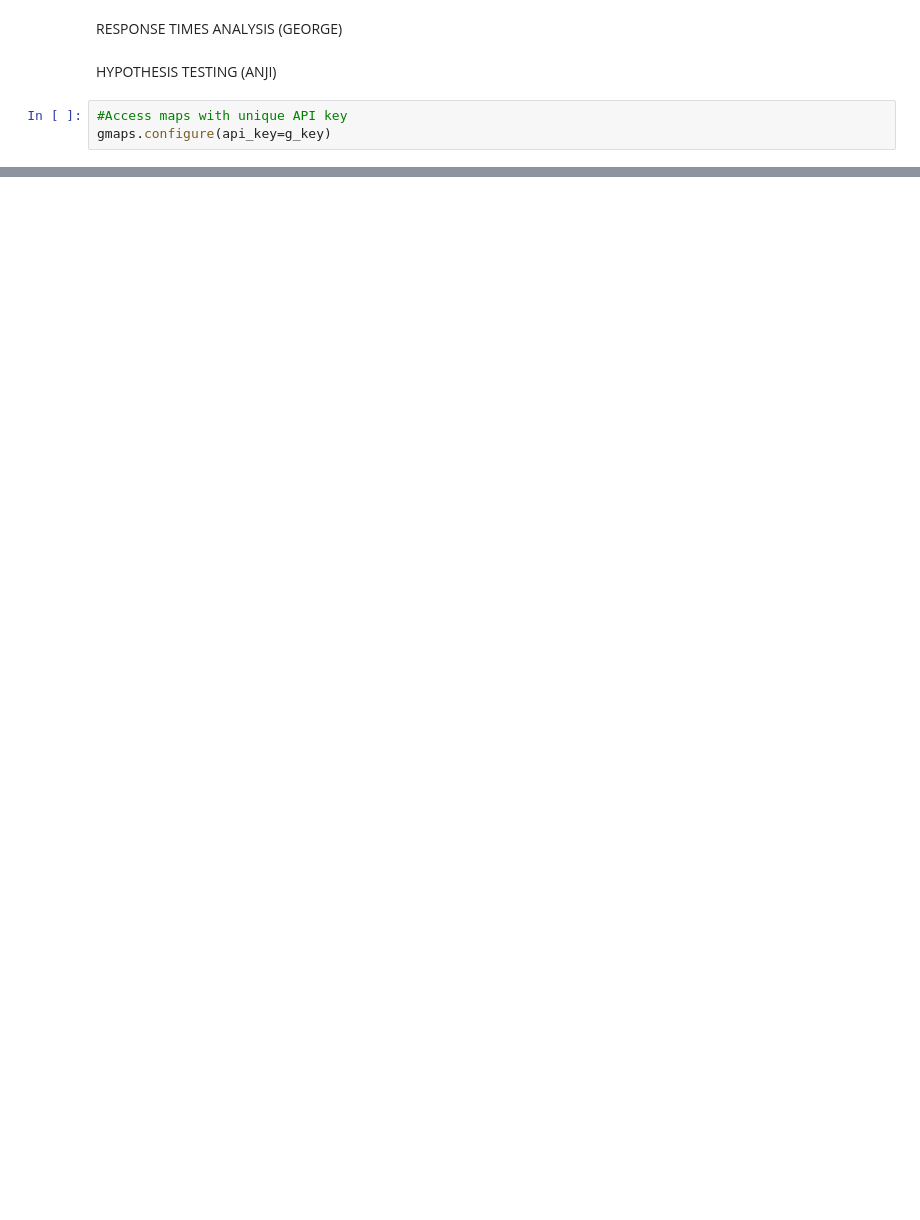
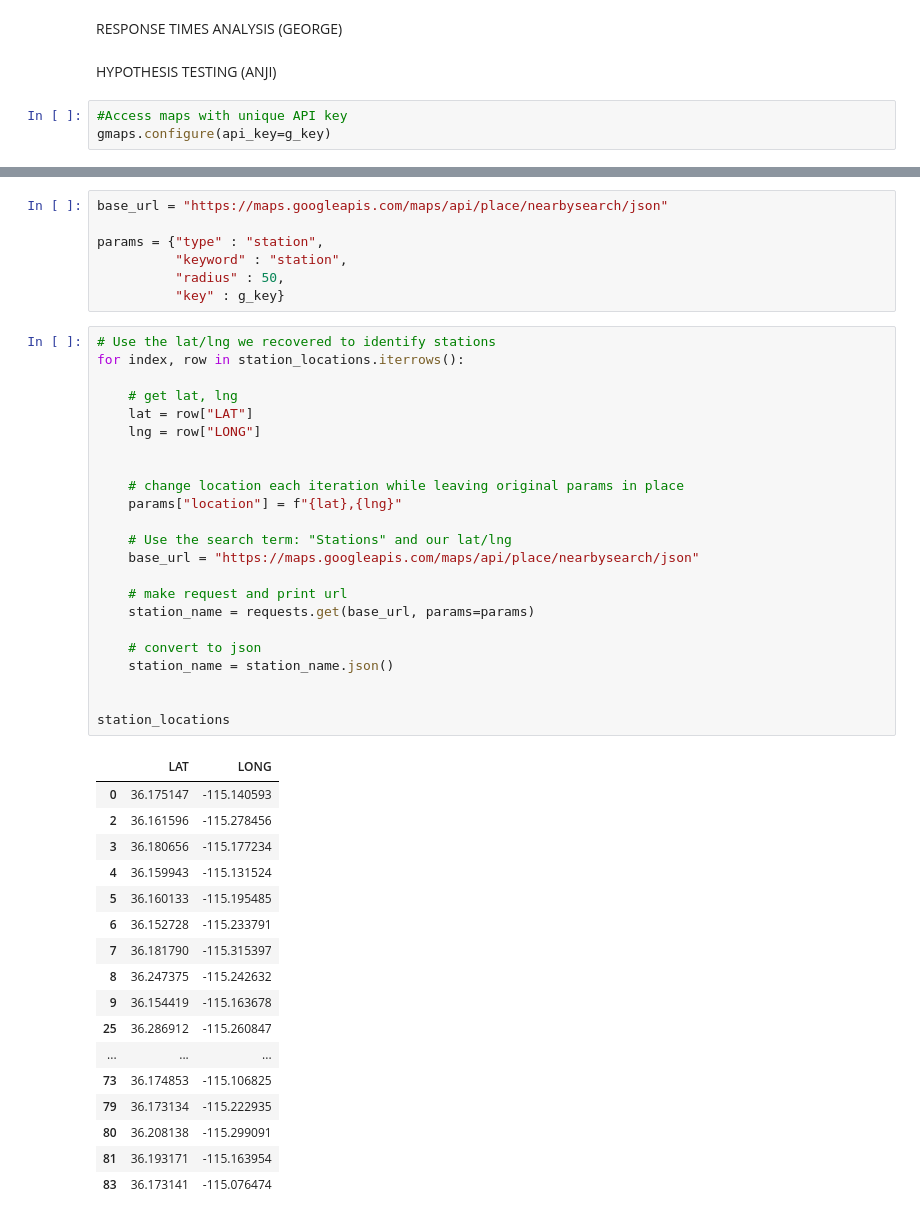
Before and after one commit to GVAlonzo/t4-project1, a Jupyter notebook: Station_Analysis.ipynb, the cells around one changed output, grey strips where cells are left out. Cells and saved outputs as stored; diff of their text form; blank space fills up the shorter version.

```diff
--- a/Station_Analysis.ipynb
+++ b/Station_Analysis.ipynb
@@ -167,0 +282,48 @@ fig
+# %%
+base_url = "https://maps.googleapis.com/maps/api/place/nearbysearch/json"
+
+params = {"type" : "station",
+          "keyword" : "station",
+          "radius" : 50,
+          "key" : g_key}
+# %%
+# Use the lat/lng we recovered to identify stations
+for index, row in station_locations.iterrows():
+
+    # get lat, lng
+    lat = row["LAT"]
+    lng = row["LONG"]
+
+
+    # change location each iteration while leaving original params in place
+    params["location"] = f"{lat},{lng}"
+
+    # Use the search term: "Stations" and our lat/lng
+    base_url = "https://maps.googleapis.com/maps/api/place/nearbysearch/json"
+
+    # make request and print url
+    station_name = requests.get(base_url, params=params)
+
+    # convert to json
+    station_name = station_name.json()
+
+
+station_locations
+# %% [output]
+|  | LAT | LONG |
+| 0 | 36.175147 | -115.140593 |
+| 2 | 36.161596 | -115.278456 |
+| 3 | 36.180656 | -115.177234 |
+| 4 | 36.159943 | -115.131524 |
+| 5 | 36.160133 | -115.195485 |
+| 6 | 36.152728 | -115.233791 |
+| 7 | 36.181790 | -115.315397 |
+| 8 | 36.247375 | -115.242632 |
+| 9 | 36.154419 | -115.163678 |
+| 25 | 36.286912 | -115.260847 |
+| ... | ... | ... |
+| 73 | 36.174853 | -115.106825 |
+| 79 | 36.173134 | -115.222935 |
+| 80 | 36.208138 | -115.299091 |
+| 81 | 36.193171 | -115.163954 |
+| 83 | 36.173141 | -115.076474 |
```
Also changed, not shown: parts of 19 cells of this notebook.
